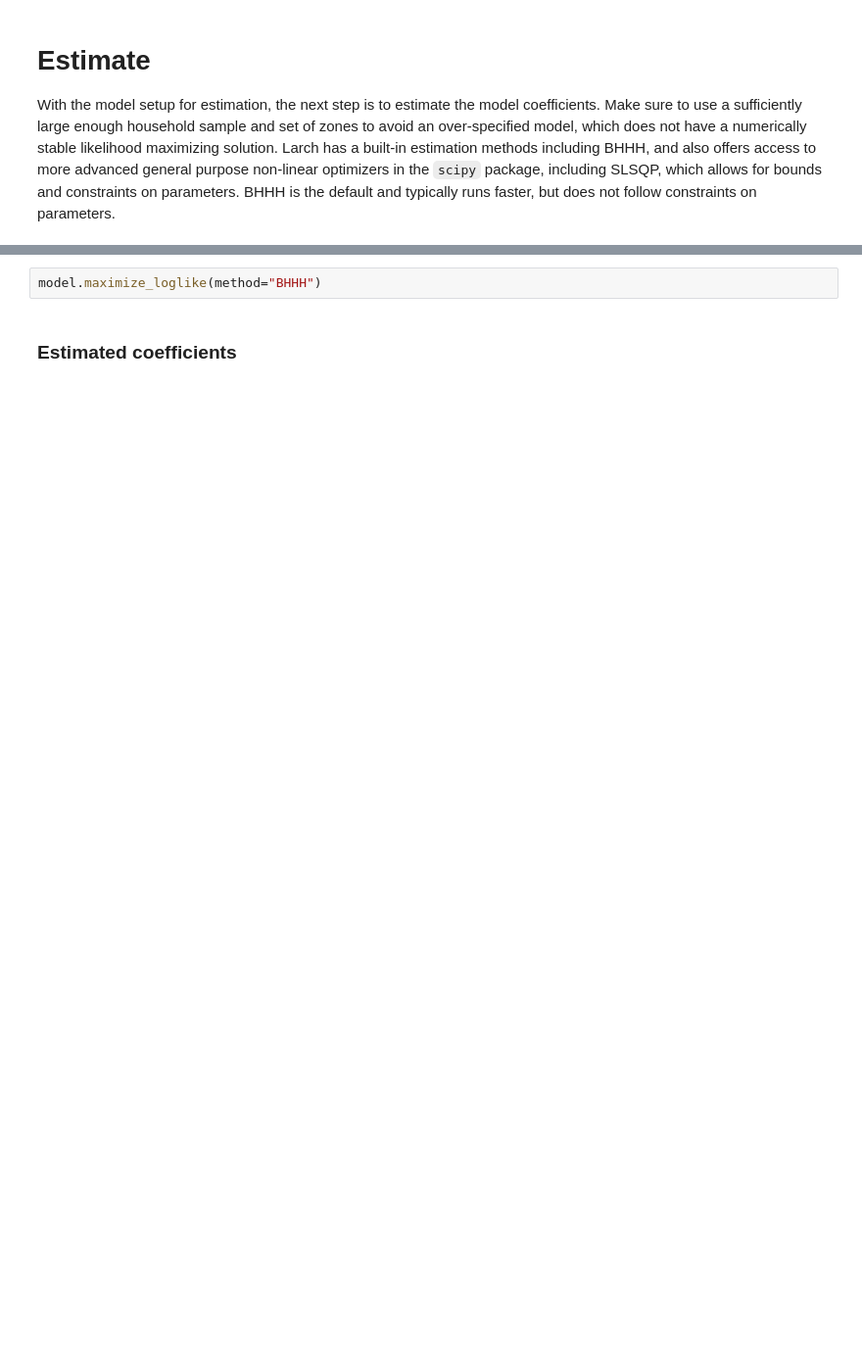
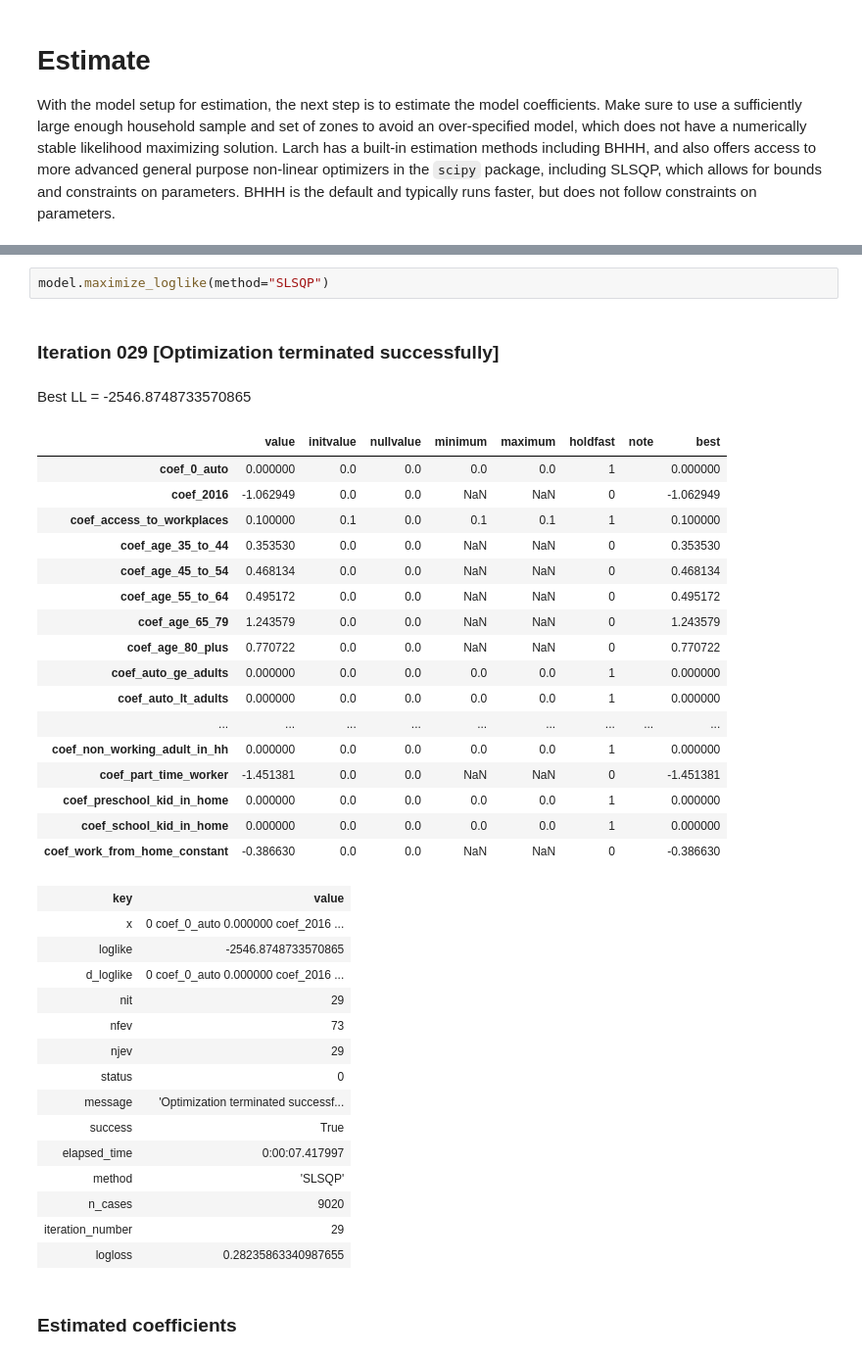
Before and after one commit to SANDAG/ABM, a Jupyter notebook: src/asim/estimation/resident/work_from_home.ipynb, the cells around one changed output, grey strips where cells are left out. Shown: that part at 98% size. Saved outputs shown, nothing was run; the diff lists cells and outputs as text; blank space fills up the shorter version.

```diff
--- a/src/asim/estimation/resident/work_from_home.ipynb
+++ b/src/asim/estimation/resident/work_from_home.ipynb
@@ -120,5 +110,40 @@ model.load_data()
 # %%
-model.maximize_loglike(method="BHHH")
+model.maximize_loglike(method="SLSQP")
+# %% [output]
+Iteration 029 [Optimization terminated successfully]
+Best LL = -2546.8748733570865
+|  | value | initvalue | nullvalue | minimum | maximum | holdfast | note | best |
+| coef_0_auto | 0.000000 | 0.0 | 0.0 | 0.0 | 0.0 | 1 |  | 0.000000 |
+| coef_2016 | -1.062949 | 0.0 | 0.0 | NaN | NaN | 0 |  | -1.062949 |
+| coef_access_to_workplaces | 0.100000 | 0.1 | 0.0 | 0.1 | 0.1 | 1 |  | 0.100000 |
+| coef_age_35_to_44 | 0.353530 | 0.0 | 0.0 | NaN | NaN | 0 |  | 0.353530 |
+| coef_age_45_to_54 | 0.468134 | 0.0 | 0.0 | NaN | NaN | 0 |  | 0.468134 |
+| coef_age_55_to_64 | 0.495172 | 0.0 | 0.0 | NaN | NaN | 0 |  | 0.495172 |
+| coef_age_65_79 | 1.243579 | 0.0 | 0.0 | NaN | NaN | 0 |  | 1.243579 |
+| coef_age_80_plus | 0.770722 | 0.0 | 0.0 | NaN | NaN | 0 |  | 0.770722 |
+| coef_auto_ge_adults | 0.000000 | 0.0 | 0.0 | 0.0 | 0.0 | 1 |  | 0.000000 |
+| coef_auto_lt_adults | 0.000000 | 0.0 | 0.0 | 0.0 | 0.0 | 1 |  | 0.000000 |
+| ... | ... | ... | ... | ... | ... | ... | ... | ... |
+| coef_non_working_adult_in_hh | 0.000000 | 0.0 | 0.0 | 0.0 | 0.0 | 1 |  | 0.000000 |
+| coef_part_time_worker | -1.451381 | 0.0 | 0.0 | NaN | NaN | 0 |  | -1.451381 |
+| coef_preschool_kid_in_home | 0.000000 | 0.0 | 0.0 | 0.0 | 0.0 | 1 |  | 0.000000 |
+| coef_school_kid_in_home | 0.000000 | 0.0 | 0.0 | 0.0 | 0.0 | 1 |  | 0.000000 |
+| coef_work_from_home_constant | -0.386630 | 0.0 | 0.0 | NaN | NaN | 0 |  | -0.386630 |
+| key | value |
+| x | 0 coef_0_auto 0.000000 coef_2016 ... |
+| loglike | -2546.8748733570865 |
+| d_loglike | 0 coef_0_auto 0.000000 coef_2016 ... |
+| nit | 29 |
+| nfev | 73 |
+| njev | 29 |
+| status | 0 |
+| message | 'Optimization terminated successf... |
+| success | True |
+| elapsed_time | 0:00:07.417997 |
+| method | 'SLSQP' |
+| n_cases | 9020 |
+| iteration_number | 29 |
+| logloss | 0.28235863340987655 |
 # %% [markdown]
 ### Estimated coefficients
 # %%
```
Also changed, not shown: parts of 15 cells of this notebook, 2 other files.
